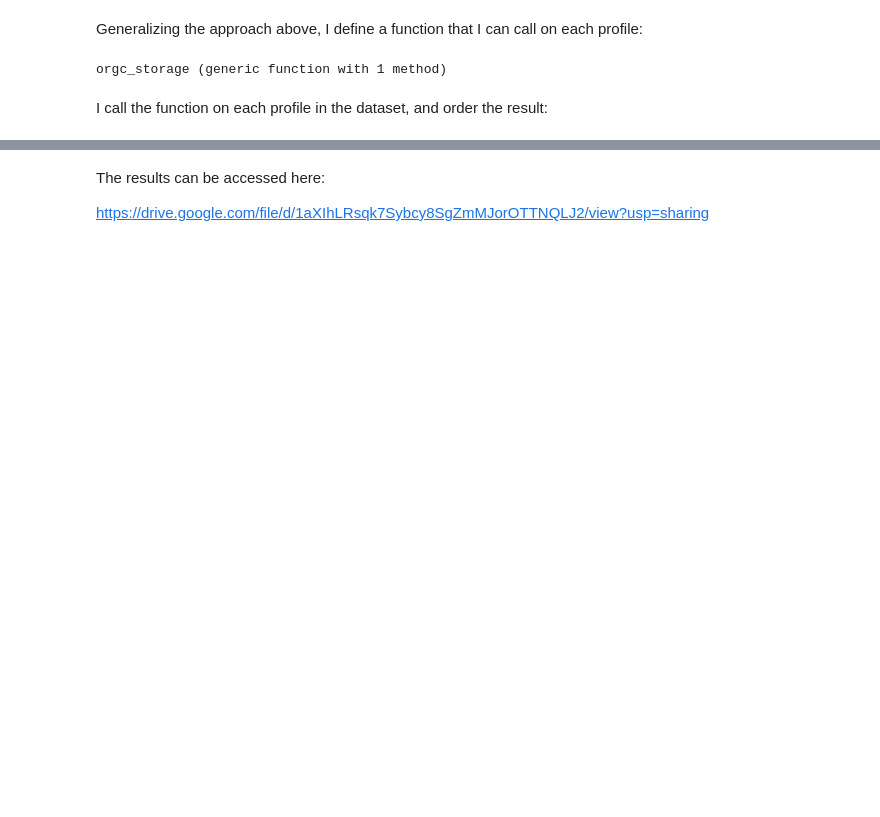
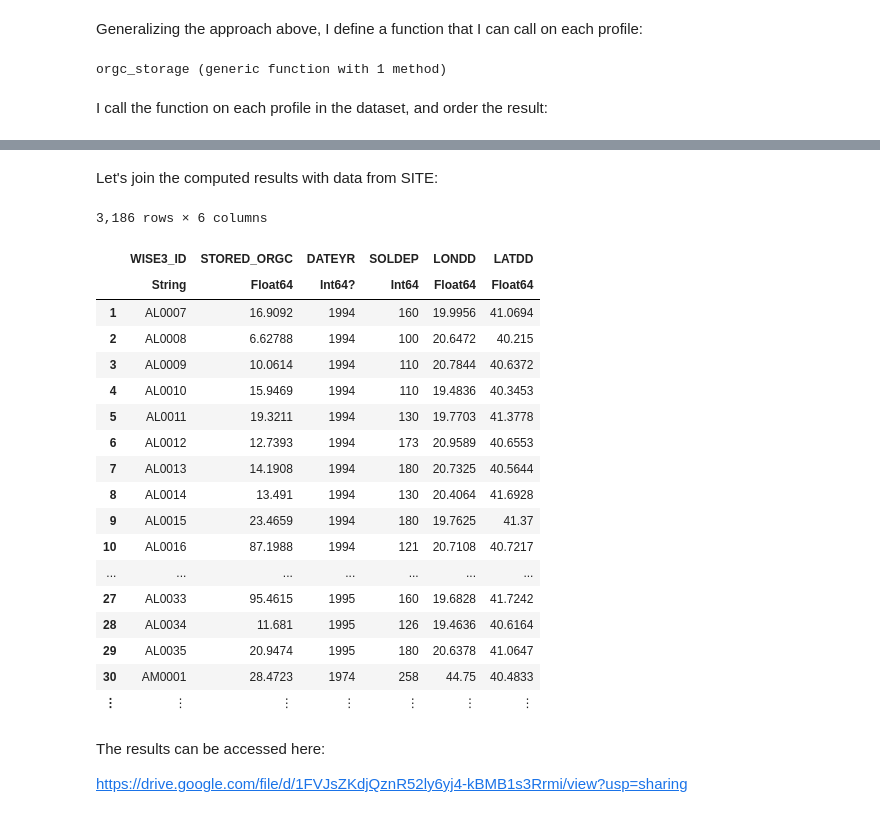
Before and after one commit to danvinci/soil_nb, a Jupyter notebook: soil_carbon_storage.ipynb, the cells around one changed output, grey strips where cells are left out. Drawn from its saved outputs; the diff is of its cells as text; code cells hidden in the pictures; blank space fills up the shorter version.

```diff
--- a/soil_carbon_storage.ipynb
+++ b/soil_carbon_storage.ipynb
@@ -226,0 +202,3 @@ orgc_storage_df = sort!(DataFrame(WISE3_ID = String.(keys(orgc_mass_dict)), ORGC
+# %%
+stored_ORGC = sort!(DataFrame(WISE3_ID = String.(keys(orgc_mass_dict)),
+                              STORED_ORGC = Float64.(values(orgc_mass_dict))))
@@ -226,0 +251,11 @@ orgc_storage_df = sort!(DataFrame(WISE3_ID = String.(keys(orgc_mass_dict)), ORGC
+# %%
+filt_site = df_site[:,[:WISE3_id, :DATEYR, :SOLDEP, :LONDD, :LATDD]]
+
+    rename!(filt_site,:WISE3_id => :WISE3_ID)
+
+    dropmissing!(filt_site,[:LONDD,:LATDD])
+
+    filt_site.LONDD = tryparse.(Float64,replace.(filt_site.LONDD,','=>'.'))
+    filt_site.LATDD = tryparse.(Float64,replace.(filt_site.LATDD,','=>'.'))
+
+    filt_site
@@ -227,4 +282,28 @@ orgc_storage_df = sort!(DataFrame(WISE3_ID = String.(keys(orgc_mass_dict)), ORGC
+# %% [markdown]
+Let's join the computed results with data from SITE:
+# %%
+stored_ORGC_ds = innerjoin(stored_ORGC, filt_site, on = :WISE3_ID)
+# %% [output]
+3,186 rows × 6 columns
+|  | WISE3_ID | STORED_ORGC | DATEYR | SOLDEP | LONDD | LATDD |
+|  | String | Float64 | Int64? | Int64 | Float64 | Float64 |
+| 1 | AL0007 | 16.9092 | 1994 | 160 | 19.9956 | 41.0694 |
+| 2 | AL0008 | 6.62788 | 1994 | 100 | 20.6472 | 40.215 |
+| 3 | AL0009 | 10.0614 | 1994 | 110 | 20.7844 | 40.6372 |
+| 4 | AL0010 | 15.9469 | 1994 | 110 | 19.4836 | 40.3453 |
+| 5 | AL0011 | 19.3211 | 1994 | 130 | 19.7703 | 41.3778 |
+| 6 | AL0012 | 12.7393 | 1994 | 173 | 20.9589 | 40.6553 |
+| 7 | AL0013 | 14.1908 | 1994 | 180 | 20.7325 | 40.5644 |
+| 8 | AL0014 | 13.491 | 1994 | 130 | 20.4064 | 41.6928 |
+| 9 | AL0015 | 23.4659 | 1994 | 180 | 19.7625 | 41.37 |
+| 10 | AL0016 | 87.1988 | 1994 | 121 | 20.7108 | 40.7217 |
+| ... | ... | ... | ... | ... | ... | ... |
+| 27 | AL0033 | 95.4615 | 1995 | 160 | 19.6828 | 41.7242 |
+| 28 | AL0034 | 11.681 | 1995 | 126 | 19.4636 | 40.6164 |
+| 29 | AL0035 | 20.9474 | 1995 | 180 | 20.6378 | 41.0647 |
+| 30 | AM0001 | 28.4723 | 1974 | 258 | 44.75 | 40.4833 |
+| ⋮ | ⋮ | ⋮ | ⋮ | ⋮ | ⋮ | ⋮ |
 # %% [markdown]
 The results can be accessed here:
 
-https://drive.google.com/file/d/1aXIhLRsqk7Sybcy8SgZmMJorOTTNQLJ2/view?usp=sharing
+https://drive.google.com/file/d/1FVJsZKdjQznR52ly6yj4-kBMB1s3Rrmi/view?usp=sharing
```
Also changed, not shown: parts of 21 cells of this notebook.
